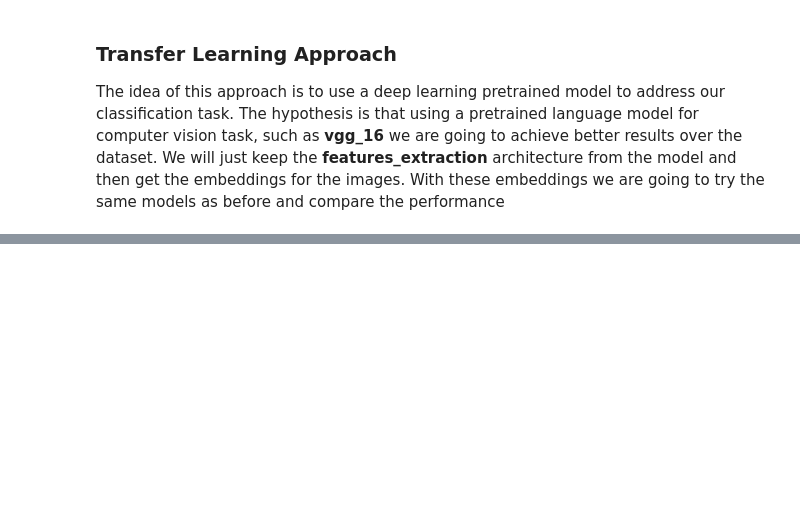
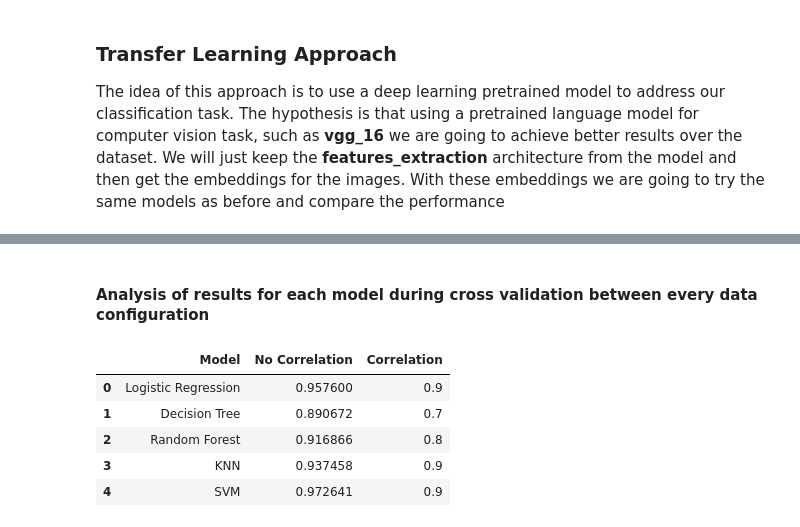
Before and after one commit to jlopetegui98/Hands-on-ML-Project, a Jupyter notebook: main.ipynb, the cells around one changed output, grey strips where cells are left out. Saved outputs shown, nothing was run; the diff lists cells and outputs as text; code cells hidden in the pictures; blank space fills up the shorter version.

Commit message:
refactoring: refactoring transfer learning and evaluation code to run in colab

```diff
--- a/main.ipynb
+++ b/main.ipynb
@@ -1050,0 +1137,3 @@ test_embeddings = precompute_model(model_vgg.features, test_images_vgg)
+# %%
+train_embeddings = train_embeddings.reshape(5232,-1)
+train_embeddings.shape
@@ -1050,0 +1147,3 @@ test_embeddings = precompute_model(model_vgg.features, test_images_vgg)
+# %%
+train_labels = np.where(np.array(train_labels) == 0, 0, 1)
+test_labels = np.where(np.array(test_labels) == 0, 0, 1)
@@ -1050,0 +1154,3 @@ test_embeddings = precompute_model(model_vgg.features, test_images_vgg)
+# %%
+# hyperparameter tuning for the vgg model embeddings
+best_estimators_tl, best_scores_tl, best_params_tl, cv_results_tl = hyperparameter_tuning(train_embeddings, train_labels, models, pipes, param_grids_tl)
@@ -1050,0 +1181,19 @@ test_embeddings = precompute_model(model_vgg.features, test_images_vgg)
+# %% [markdown]
+#### Analysis of results for each model during cross validation between every data configuration
+# %%
+best_scores_clean = [0.9, 0.7,0.8, 0.9, 0.9]
+# %%
+# create a dataframe with the results for every pipeline (just scores)
+scores = pd.DataFrame(columns=['Model', 'No Correlation', 'Correlation', 'Transfer Learning'])
+scores['Model'] = ['Logistic Regression', 'Decision Tree', 'Random Forest', 'KNN', 'SVM']
+scores['No Correlation'] = best_scores
+scores['Correlation'] = best_scores_clean
+scores['Transfer Learning'] = best_scores_tl
+scores
+# %% [output]
+|  | Model | No Correlation | Correlation |
+| 0 | Logistic Regression | 0.957600 | 0.9 |
+| 1 | Decision Tree | 0.890672 | 0.7 |
+| 2 | Random Forest | 0.916866 | 0.8 |
+| 3 | KNN | 0.937458 | 0.9 |
+| 4 | SVM | 0.972641 | 0.9 |
```
Also changed, not shown: parts of 51 cells of this notebook.
